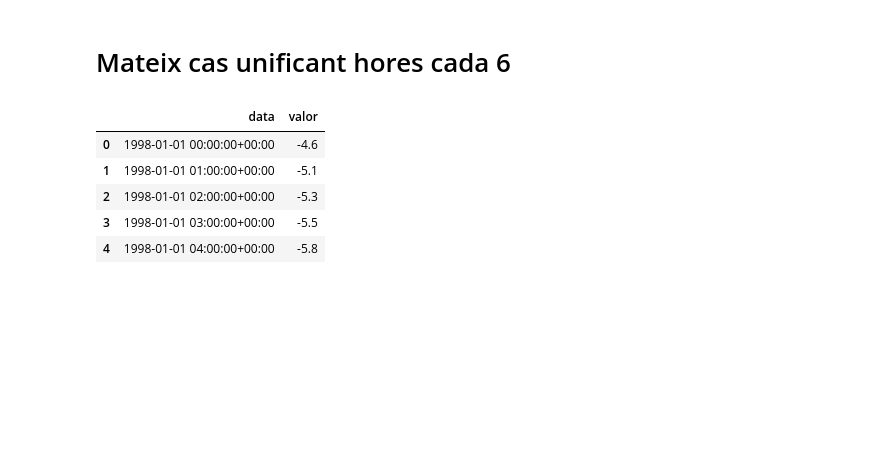
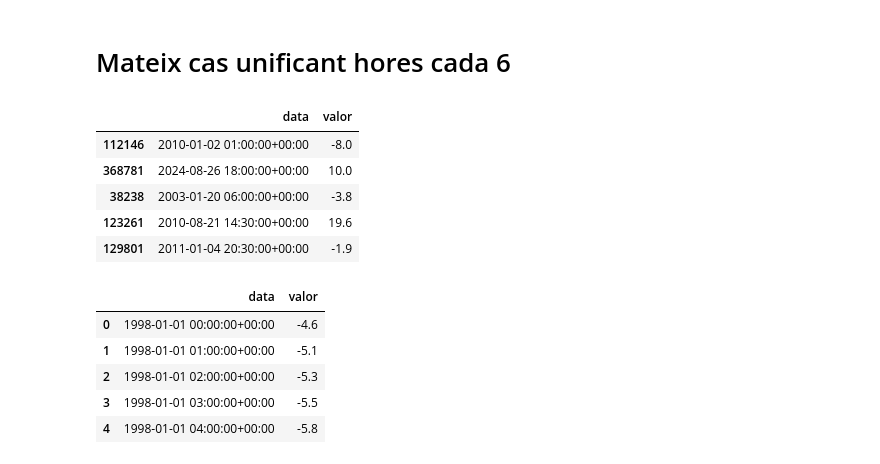
Before and after one commit to Paurro/TFM_SCM_Temperature_Forecasting_ML, a Jupyter notebook: models_prediccio/forecast_markov/Pre_processament_dades.ipynb, the cells around one changed output. Drawn from its saved outputs; the diff is of its cells as text; code cells hidden in the pictures; blank space fills up the shorter version.

```diff
--- a/models_prediccio/forecast_markov/Pre_processament_dades.ipynb
+++ b/models_prediccio/forecast_markov/Pre_processament_dades.ipynb
@@ -534,6 +534,15 @@ y_pred = df_hiverns_test['precip_simulada']
 accuracy = accuracy_score(y_true, y_pred)
 # %% [markdown]
 # Mateix cas unificant hores cada 6
+# %%
+df.sample(5)
+# %% [output]
+|  | data | valor |
+| 112146 | 2010-01-02 01:00:00+00:00 | -8.0 |
+| 368781 | 2024-08-26 18:00:00+00:00 | 10.0 |
+| 38238 | 2003-01-20 06:00:00+00:00 | -3.8 |
+| 123261 | 2010-08-21 14:30:00+00:00 | 19.6 |
+| 129801 | 2011-01-04 20:30:00+00:00 | -1.9 |
 # %%
 # De tot el Dataframe agafem les dades dels hiverns, es a dir els periodes de novembre a febrer inclosos
 
```
Also changed, not shown: parts of 8 cells of this notebook.
